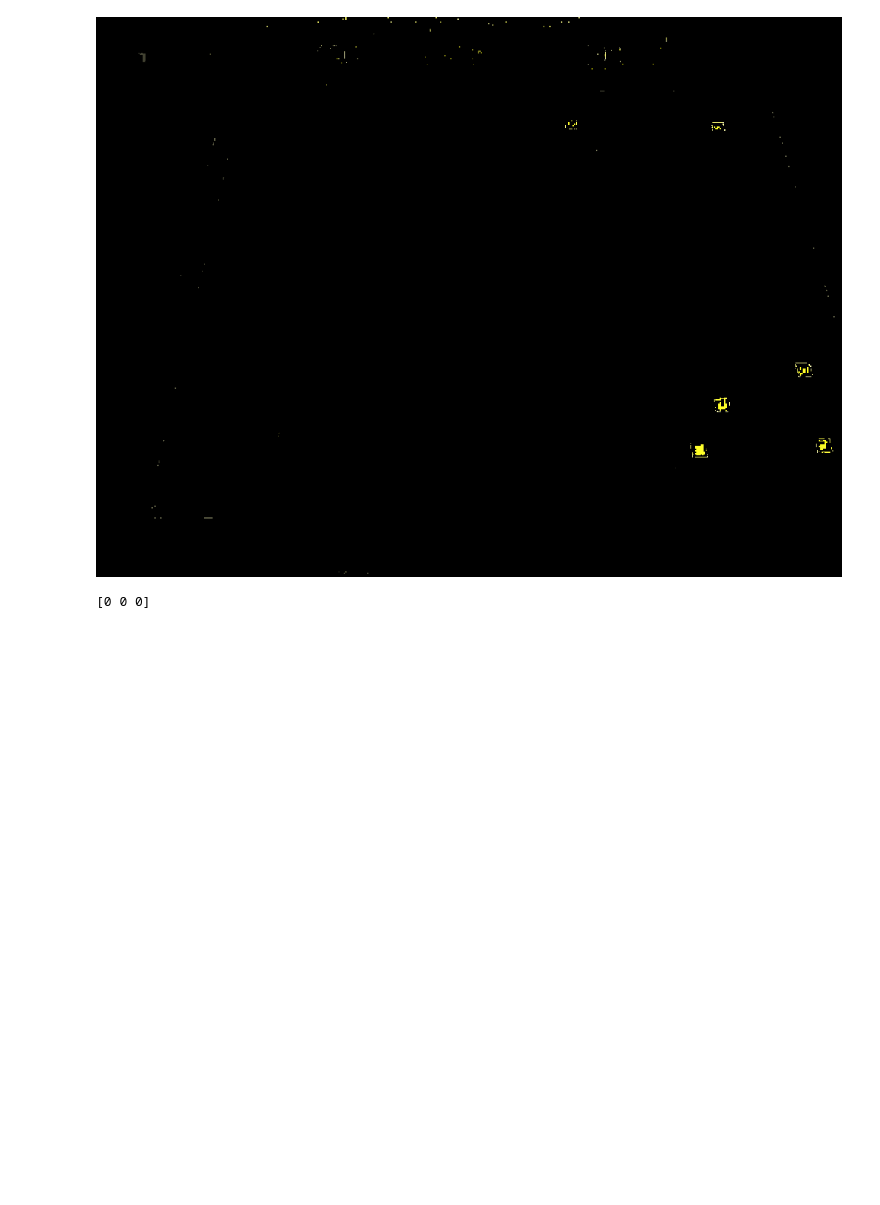
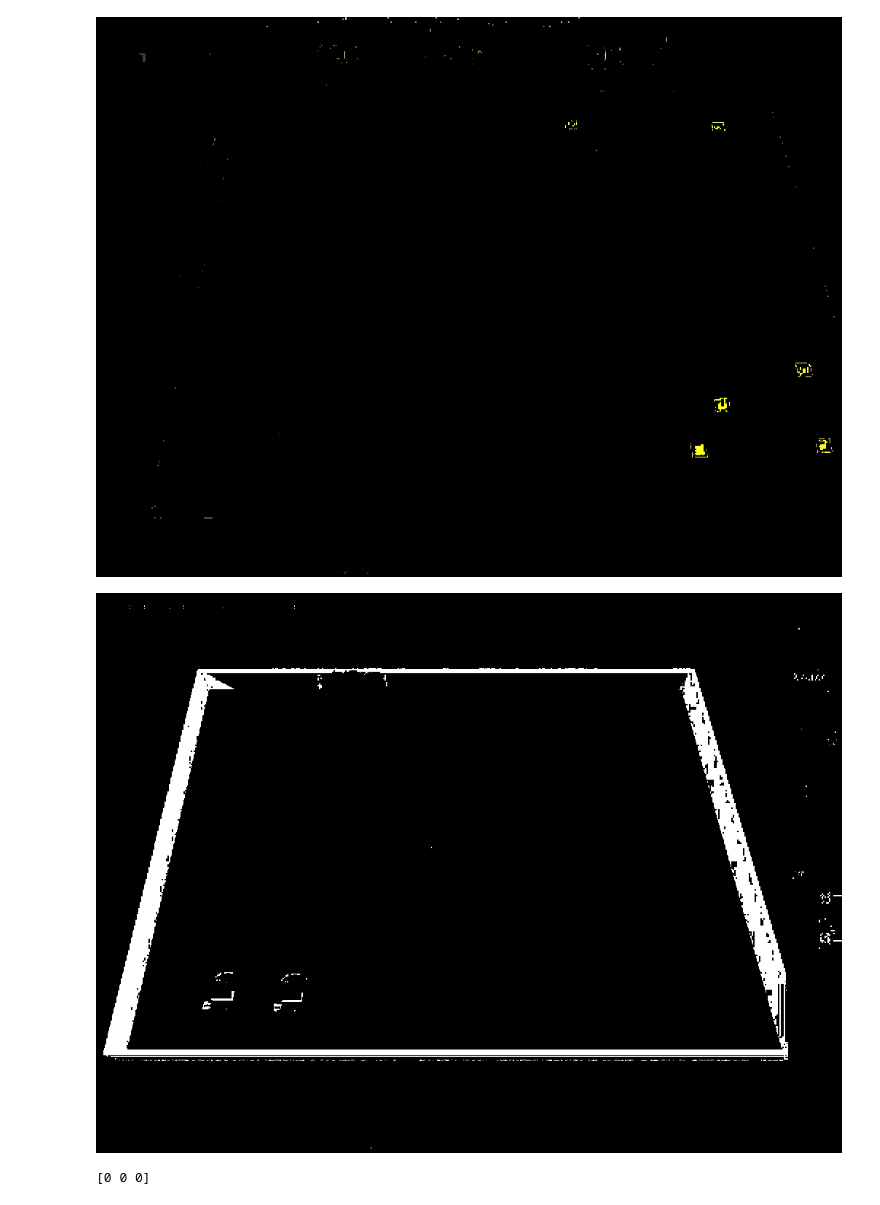
Before and after one commit to Mohamedemad4/erstling, a Jupyter notebook: object_markers/notebooks/playground.ipynb, the cells around one changed output. Saved outputs shown, nothing was run; the diff lists cells and outputs as text; code cells hidden in the pictures; blank space fills up the shorter version.

```diff
--- a/object_markers/notebooks/playground.ipynb
+++ b/object_markers/notebooks/playground.ipynb
@@ -218,6 +72,10 @@ showarray(get_color(frame,[255,0,0],[30,0,0]))
 showarray(get_color(frame,[255,255,0],[30,30,0]))
 # %% [output]
 [figure]
+# %%
+showarray(get_color(frame,[180, 255, 50],[0,30,0])[1])
+# %% [output]
+[figure, added]
 # %%
 '''Get black Objects'''
 hsv = cv2.cvtColor(frame, cv2.COLOR_BGR2HSV)
```
Also changed, not shown: parts of 13 cells of this notebook, 1 other file.
